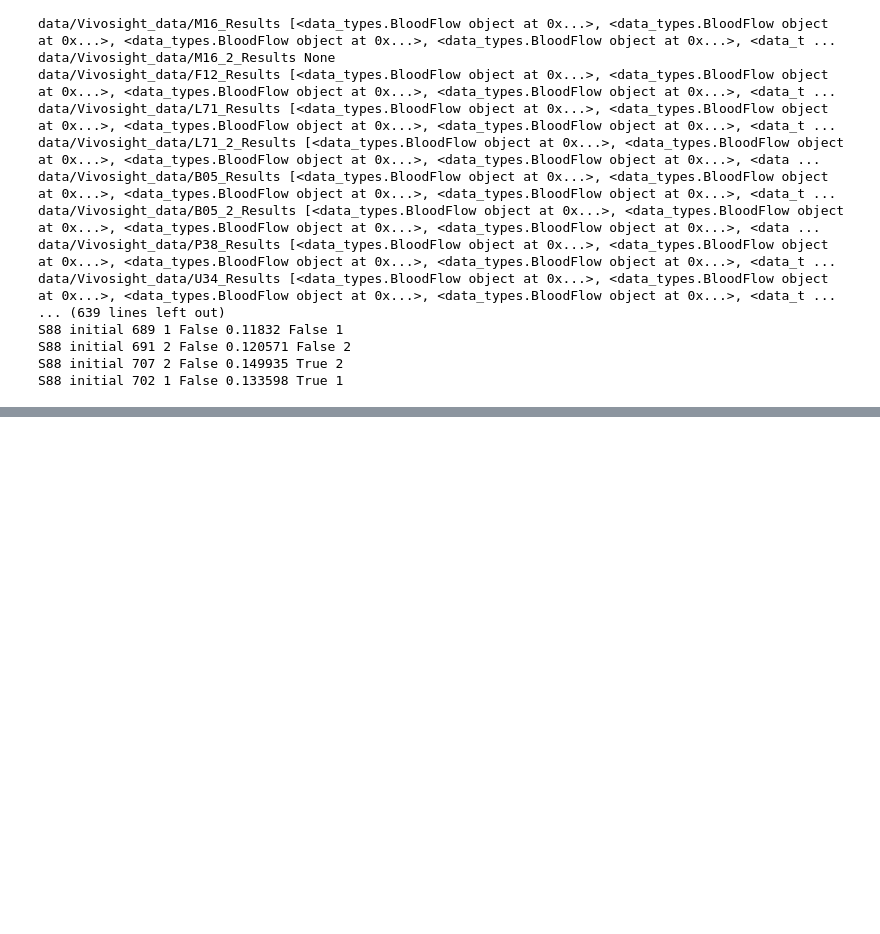
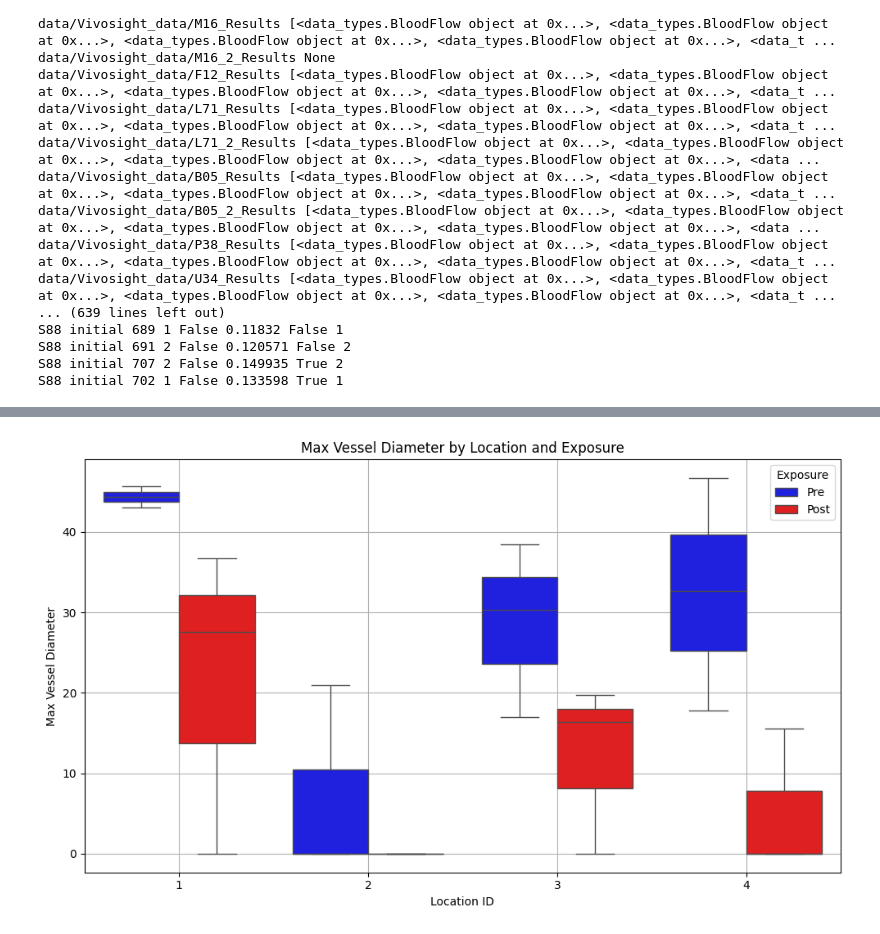
Before and after one commit to alejjara1/MeS_Vivosight, a Jupyter notebook: code/test_blood_flow.ipynb, the cells around one changed output, grey strips where cells are left out. Cells and saved outputs as stored; diff of their text form; code cells hidden in the pictures; blank space fills up the shorter version.

```diff
--- a/code/test_blood_flow.ipynb
+++ b/code/test_blood_flow.ipynb
@@ -97,0 +811,21 @@ S88 initial 702 1 False 0.133598 True 1
+# %%
+import matplotlib.pyplot as plt
+import seaborn as sns
+
+plt.figure(figsize=(10, 6))
+sns.boxplot(
+    data=df_clean,
+    x="Location ID",
+    y="Max Vessel Diameter",
+    hue="Exposure",
+    palette={"Pre": "blue", "Post": "red"}
+)
+
+plt.title("Max Vessel Diameter by Location and Exposure")
+plt.xlabel("Location ID")
+plt.ylabel("Max Vessel Diameter")
+plt.grid(True)
+plt.tight_layout()
+plt.show()
+# %% [output]
+[figure, added]
```
Also changed, not shown: parts of 20 cells of this notebook, 2 other files.
